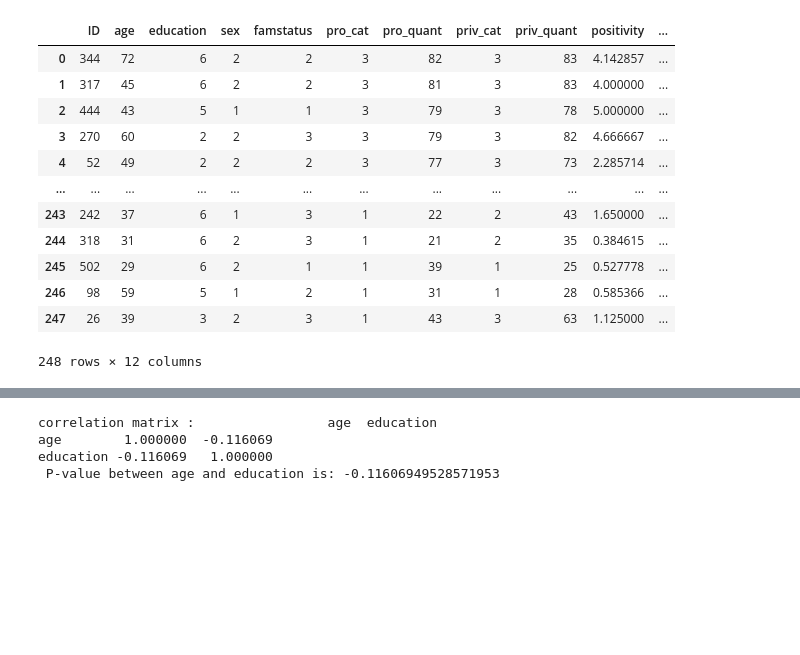
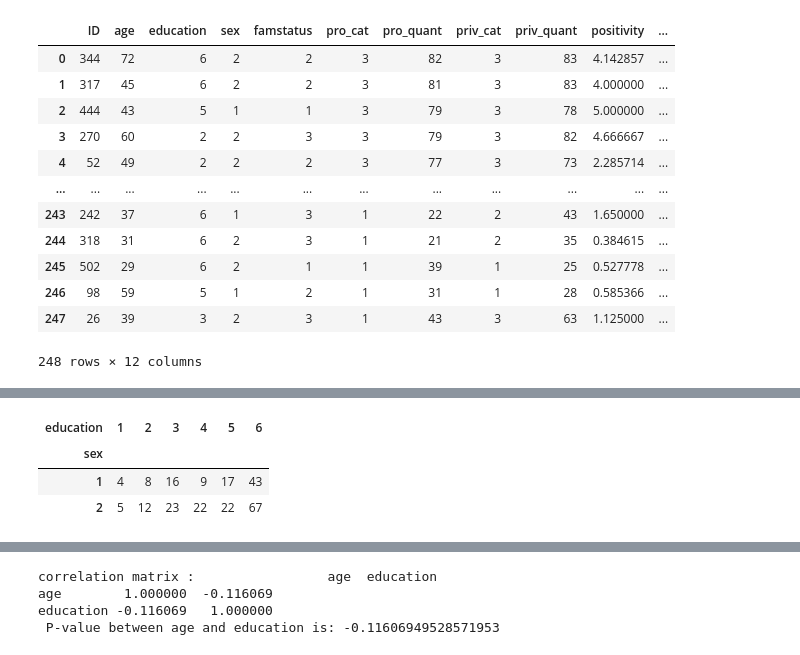
Before and after one commit to Fulin-ZHANG/EM-Lyon, a Jupyter notebook: Week3_Intro_ML/Session 5.ipynb, the cells around one changed output, grey strips where cells are left out. Cells and saved outputs as stored; diff of their text form; code cells hidden in the pictures; blank space fills up the shorter version.

```diff
--- a/Week3_Intro_ML/Session 5.ipynb
+++ b/Week3_Intro_ML/Session 5.ipynb
@@ -392,2 +491,9 @@ df
+# %%
+pd.crosstab(df['sex'],df['education'])
+# %% [output]
+| education | 1 | 2 | 3 | 4 | 5 | 6 |
+| sex |  |  |  |  |  |  |
+| 1 | 4 | 8 | 16 | 9 | 17 | 43 |
+| 2 | 5 | 12 | 23 | 22 | 22 | 67 |
 # %%
 # Example usage:
```
Also changed, not shown: parts of 13 cells of this notebook, 22 other files.
